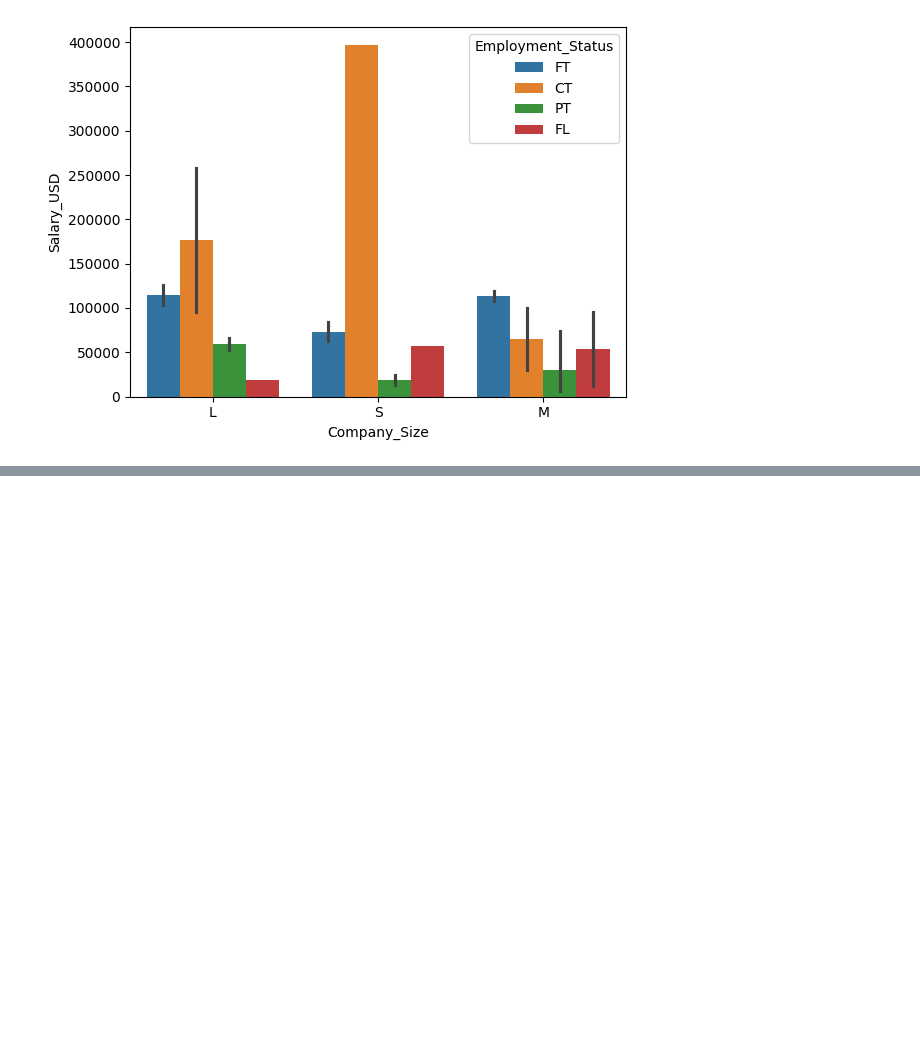
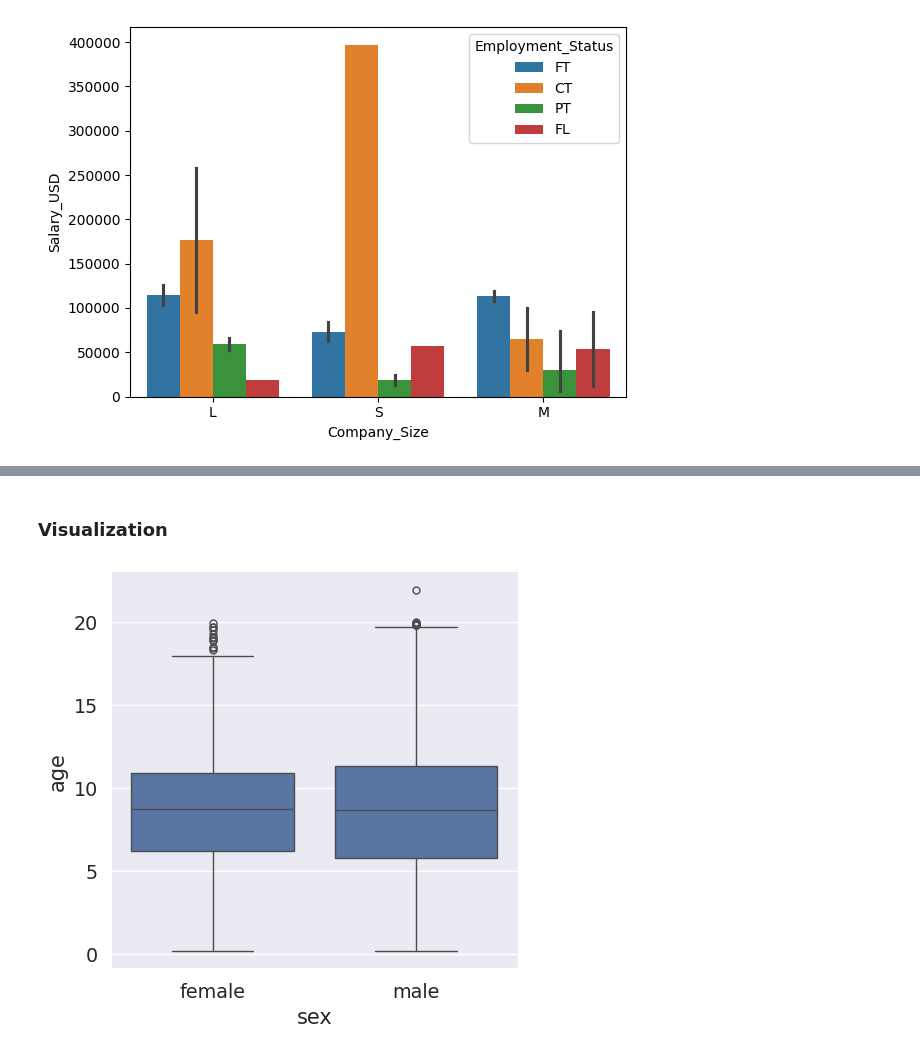
Before and after one commit to nafis-git/data_science_path, a Jupyter notebook: notebook/Explatory_Data__Analysis.ipynb, the cells around one changed output, grey strips where cells are left out. Drawn from its saved outputs; the diff is of its cells as text; code cells hidden in the pictures; blank space fills up the shorter version.

```diff
--- a/notebook/Explatory_Data__Analysis.ipynb
+++ b/notebook/Explatory_Data__Analysis.ipynb
@@ -1160,0 +1500,11 @@ sns.barplot(data=salaries, x="Company_Size", y="Salary_USD", hue="Employment_Sta
+# %%
+# fix whitespace
+dogs['get_along_cats'] = dogs['get_along_cats'].str.strip()  #We can remove whitespace by accessing the string value of the column using str, and then using the strip method to remove leading and trailing
+
+# fix capitalization
+dogs['get_along_cats'] = dogs['get_along_cats'].str.title()
+
+#fix misspelling
+dogs['get_along_cats'] = dogs['get_along_cats'].replace ({"Noo" : "No"})
+# %%
+dogs['get_along_cats'] = dogs['get_along_cats'].astype('category')
@@ -1160,0 +1522,4 @@ sns.barplot(data=salaries, x="Company_Size", y="Salary_USD", hue="Employment_Sta
+# %%
+dogs['size'] = dogs['size'].astype('category')
+dogs['size'] = dogs['size'].cat.set_categories(new_categories = ['large', 'medium', 'small'], ordered = True)
+dogs['size'].value_counts(sort = False)
@@ -1160,0 +1547,17 @@ sns.barplot(data=salaries, x="Company_Size", y="Salary_USD", hue="Employment_Sta
+# %%
+# Fix the misspelled word
+replace_map = {"Malez": "male"}
+
+# Update the sex column using the created map
+dogs["sex"] = dogs["sex"].replace(replace_map)
+
+# Strip away leading whitespace
+dogs["sex"] = dogs["sex"].str.strip()
+
+# Make all responses lowercase
+dogs["sex"] = dogs["sex"].str.lower()
+
+# Convert to a categorical Series
+dogs["sex"] = dogs["sex"].astype('category')
+
+print(dogs["sex"].value_counts())
@@ -1160,0 +1578,15 @@ sns.barplot(data=salaries, x="Company_Size", y="Salary_USD", hue="Employment_Sta
+# %% [markdown]
+### **Visualization**
+# %%
+# Set the font size to 1.25
+sns.set(font_scale = 1.25)
+
+# Set the background to "darkgrid"
+sns.set_style('darkgrid')
+
+# Create a boxplot
+sns.catplot(data = dogs, x = "sex", y = "age", kind = 'box')
+
+plt.show()
+# %% [output]
+[figure, added]
```
Also changed, not shown: parts of 67 cells of this notebook.
